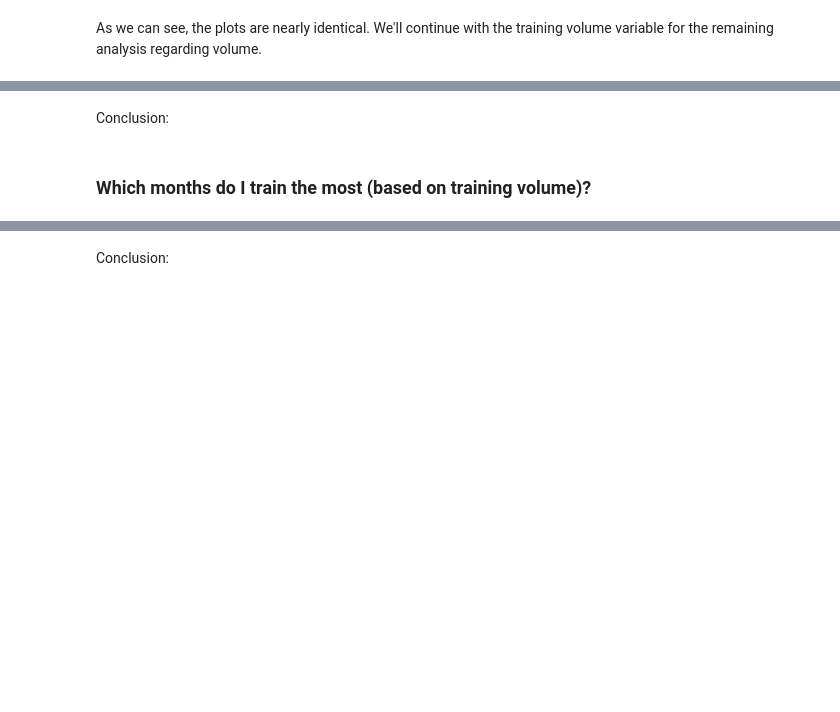
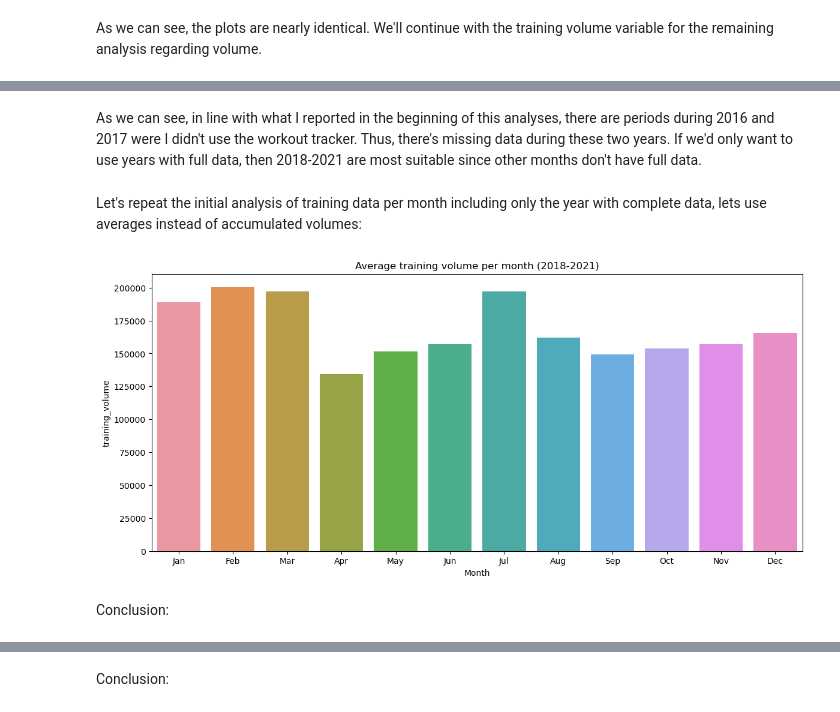
Before and after one commit to ossianhempel/training_data_analysis, a Jupyter notebook: my_training.ipynb, the cells around one changed output, grey strips where cells are left out. Saved outputs shown, nothing was run; the diff lists cells and outputs as text; code cells hidden in the pictures; blank space fills up the shorter version.

```diff
--- a/my_training.ipynb
+++ b/my_training.ipynb
@@ -650,4 +651,21 @@ Now, we'll check by month per year instead, to see how the pattern changes.
+# %% [markdown]
+As we can see, in line with what I reported in the beginning of this analyses, there are periods during 2016 and 2017 were I didn't use the workout tracker. Thus, there's missing data during these two years. If we'd only want to use years with full data, then 2018-2021 are most suitable since other months don't have full data.
+# %% [markdown]
+Let's repeat the initial analysis of training data per month including only the year with complete data, lets use averages instead of accumulated volumes:
+# %%
+# Filter training_volume_per_year_month for the years 2018-2021
+training_volume_per_month_2018_2021 = training_volume_per_year_month[(training_volume_per_year_month['Year'] >= 2018) & (training_volume_per_year_month['Year'] <= 2021)]
+
+# Calculate average training volume per month over the years 2018-2021
+training_volume_per_month_2018_2021 = training_volume_per_month_2018_2021.groupby('Month')['training_volume'].mean()
+
+# Plot average training volume per month
+plt.figure(figsize=(14,6))
+ax = sns.barplot(x=training_volume_per_month_2018_2021.index, y=training_volume_per_month_2018_2021)
+ax.set_title("Average training volume per month (2018-2021)")
+ax.set_xticklabels(['Jan', 'Feb', 'Mar', 'Apr', 'May', 'Jun', 'Jul', 'Aug', 'Sep', 'Oct', 'Nov', 'Dec'])
+plt.show()
+# %% [output]
+[figure, added]
 # %% [markdown]
 Conclusion:
-# %% [markdown]
-### Which months do I train the most (based on training volume)?
```
Also changed, not shown: parts of 18 cells of this notebook.
